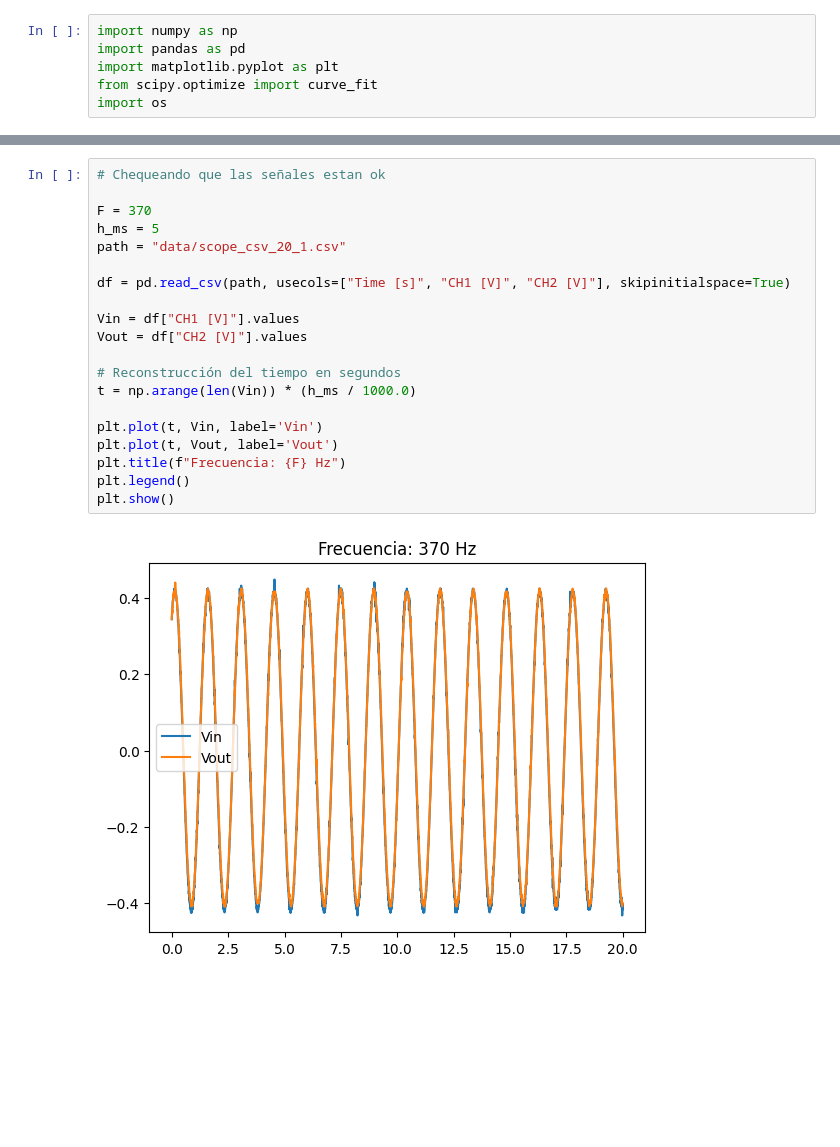
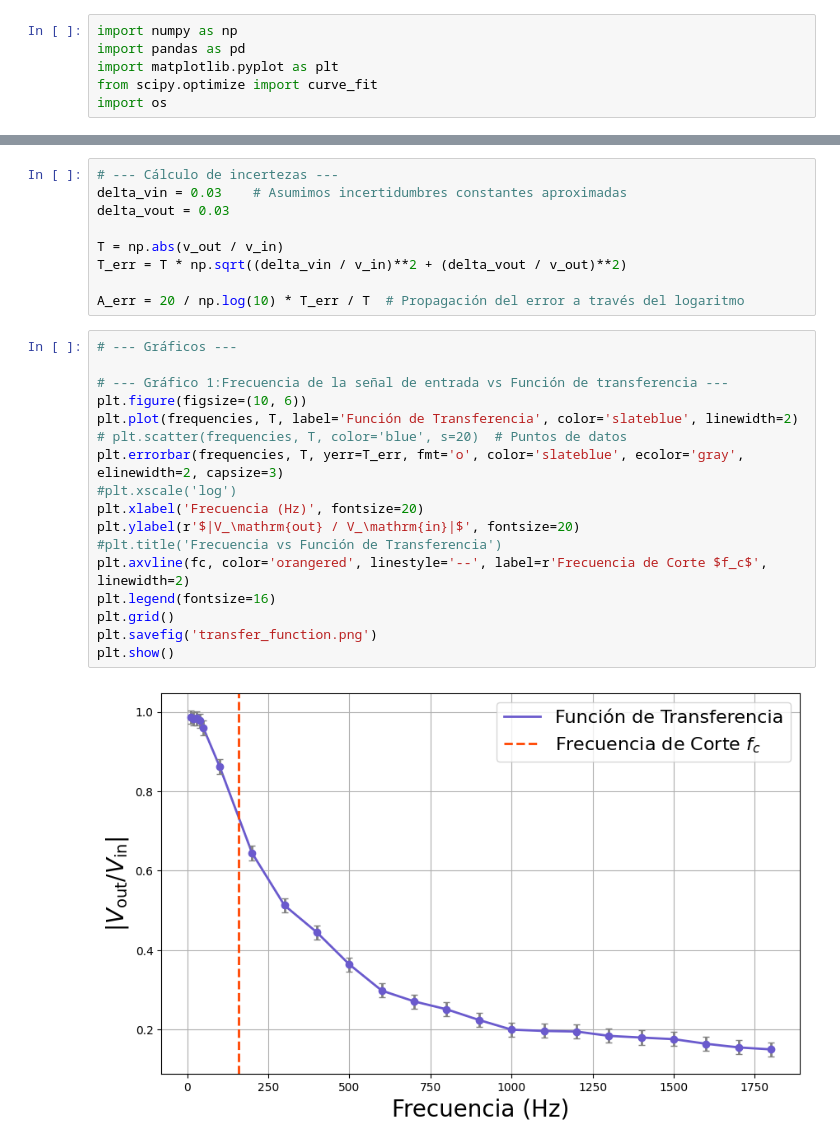
Before and after one commit to manumei/Fisica2-tp2, a Jupyter notebook: graphics.ipynb, the cells around one changed output, grey strips where cells are left out. Saved outputs shown, nothing was run; the diff lists cells and outputs as text; blank space fills up the shorter version.

```diff
--- a/graphics.ipynb
+++ b/graphics.ipynb
@@ -96,22 +36,28 @@ plt.show()
-# %%
-# Chequeando que las señales estan ok
-
-F = 370
-h_ms = 5
-path = "data/scope_csv_20_1.csv"
-
-df = pd.read_csv(path, usecols=["Time [s]", "CH1 [V]", "CH2 [V]"], skipinitialspace=True)
-
-Vin = df["CH1 [V]"].values
-Vout = df["CH2 [V]"].values
-
-# Reconstrucción del tiempo en segundos
-t = np.arange(len(Vin)) * (h_ms / 1000.0)
-
-plt.plot(t, Vin, label='Vin')
-plt.plot(t, Vout, label='Vout')
-plt.title(f"Frecuencia: {F} Hz")
-plt.legend()
-plt.show()
-# %% [output]
-[figure, removed]
+# %%
+# --- Cálculo de incertezas ---
+delta_vin = 0.03    # Asumimos incertidumbres constantes aproximadas
+delta_vout = 0.03
+
+T = np.abs(v_out / v_in)
+T_err = T * np.sqrt((delta_vin / v_in)**2 + (delta_vout / v_out)**2)
+
+A_err = 20 / np.log(10) * T_err / T  # Propagación del error a través del logaritmo
+# %%
+# --- Gráficos ---
+
+# --- Gráfico 1:Frecuencia de la señal de entrada vs Función de transferencia ---
+plt.figure(figsize=(10, 6))
+plt.plot(frequencies, T, label='Función de Transferencia', color='slateblue', linewidth=2)
+# plt.scatter(frequencies, T, color='blue', s=20)  # Puntos de datos
+plt.errorbar(frequencies, T, yerr=T_err, fmt='o', color='slateblue', ecolor='gray', elinewidth=2, capsize=3)
+#plt.xscale('log')
+plt.xlabel('Frecuencia (Hz)', fontsize=20)
+plt.ylabel(r'$|V_\mathrm{out} / V_\mathrm{in}|$', fontsize=20)
+#plt.title('Frecuencia vs Función de Transferencia')
+plt.axvline(fc, color='orangered', linestyle='--', label=r'Frecuencia de Corte $f_c$', linewidth=2)
+plt.legend(fontsize=16)
+plt.grid()
+plt.savefig('transfer_function.png')
+plt.show()
+# %% [output]
+[figure, added]
```
Also changed, not shown: parts of 6 cells of this notebook, 4 other files.
